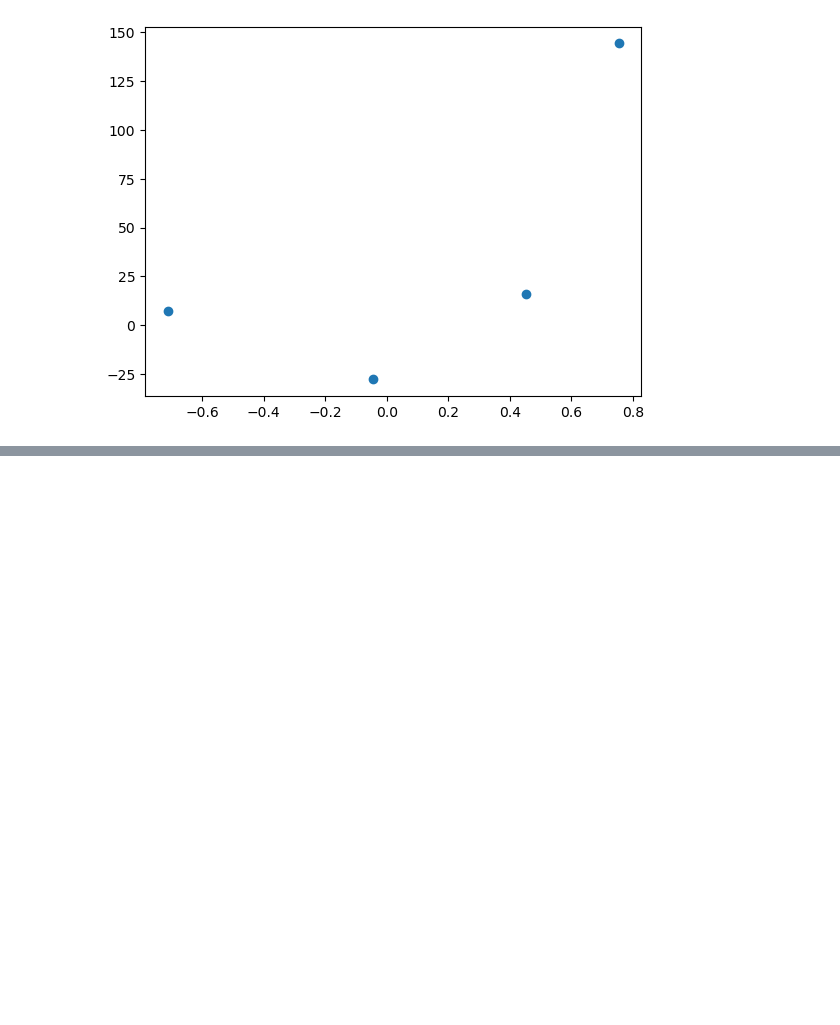
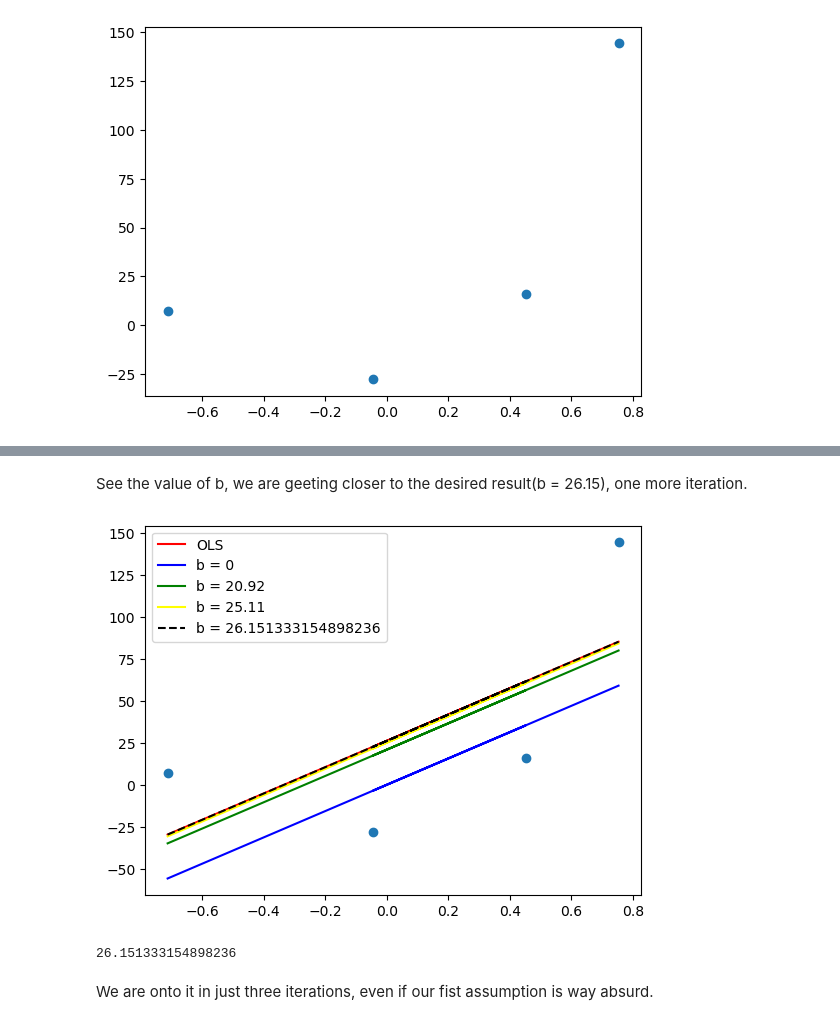
Before and after one commit to Utsav202004/ML-Learning, a Jupyter notebook: Gradient Descent/Gradient-Descent-1.ipynb, the cells around one changed output, grey strips where cells are left out. Drawn from its saved outputs; the diff is of its cells as text; code cells hidden in the pictures; blank space fills up the shorter version.

```diff
--- a/Gradient Descent/Gradient-Descent-1.ipynb
+++ b/Gradient Descent/Gradient-Descent-1.ipynb
@@ -20,0 +112,22 @@ plt.scatter(X, y)
+# %% [markdown]
+See the value of b, we are geeting closer to the desired result(b = 26.15), one more iteration.
+# %%
+loss_slope = -2 * np.sum(y - m*X.ravel() - b)
+step_size = loss_slope*lrate
+b = b - step_size
+y_pred3 = ((m*X)+b).reshape(4)
+
+plt.scatter(X, y)
+plt.plot(X, lr.predict(X), color = 'red', label = 'OLS')
+plt.plot(X, y_pred, color = 'blue', label = 'b = 0')
+plt.plot(X, y_pred1, color = 'green', label = 'b = 20.92')
+plt.plot(X, y_pred2, color = 'yellow', label = 'b = 25.11')
+plt.plot(X, y_pred3, color = 'black', label = f'b = {b}', linestyle = 'dashed')
+plt.legend()
+plt.show()
+print(b)
+# %% [output]
+[figure, added]
+26.151333154898236
+# %% [markdown]
+We are onto it in just three iterations, even if our fist assumption is way absurd.
```
Also changed, not shown: parts of 18 cells of this notebook.
